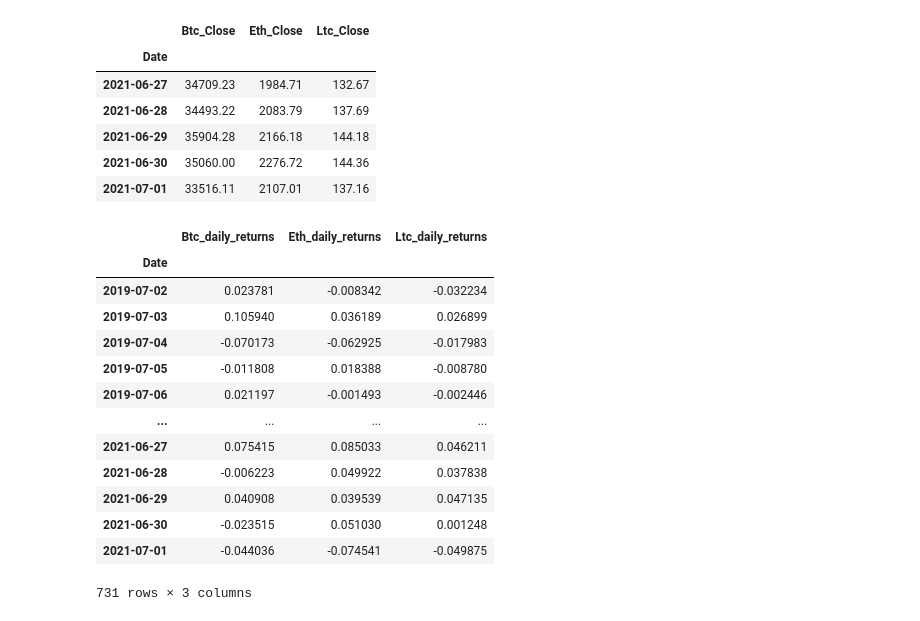
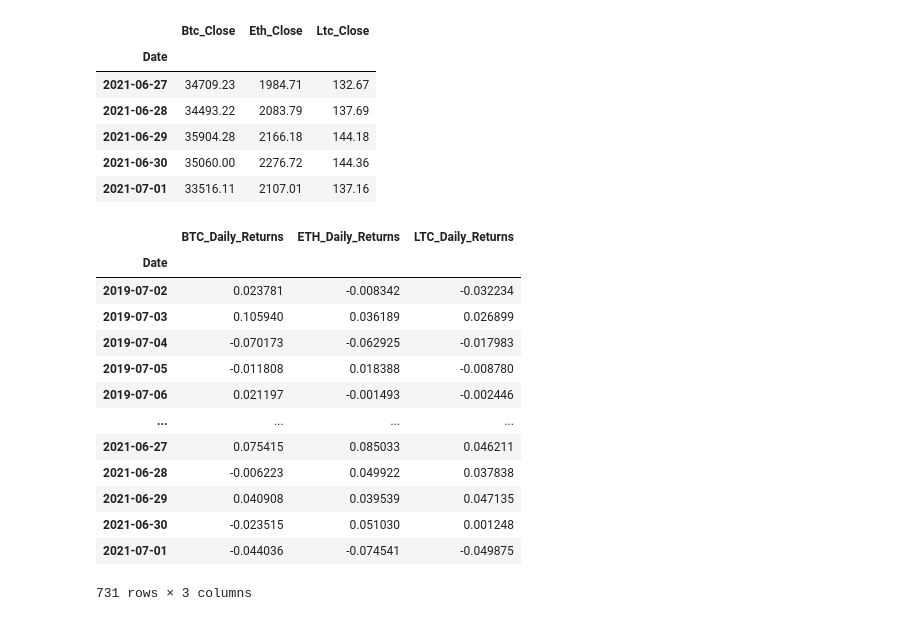
Before and after one commit to jpweldon/Cryptocurrency_Stock_Correlation, a Jupyter notebook: Resources/crypto_data.ipynb, the cells around one changed output. Drawn from its saved outputs; the diff is of its cells as text; code cells hidden in the pictures.

```diff
--- a/Resources/crypto_data.ipynb
+++ b/Resources/crypto_data.ipynb
@@ -397,26 +397,26 @@ display(crypto_historic_closing.tail())
 | 2021-06-29 | 35904.28 | 2166.18 | 144.18 |
 | 2021-06-30 | 35060.00 | 2276.72 | 144.36 |
 | 2021-07-01 | 33516.11 | 2107.01 | 137.16 |
-# %%
-crypto_historic_daily_returns = crypto_historic_closing.pct_change().dropna()
-columns = ['Btc_daily_returns', 'Eth_daily_returns', 'Ltc_daily_returns']
-crypto_historic_daily_returns.columns = columns
-crypto_historic_daily_returns
-# %% [output]
-|  | Btc_daily_returns | Eth_daily_returns | Ltc_daily_returns |
-| Date |  |  |  |
-| 2019-07-02 | 0.023781 | -0.008342 | -0.032234 |
-| 2019-07-03 | 0.105940 | 0.036189 | 0.026899 |
-| 2019-07-04 | -0.070173 | -0.062925 | -0.017983 |
-| 2019-07-05 | -0.011808 | 0.018388 | -0.008780 |
-| 2019-07-06 | 0.021197 | -0.001493 | -0.002446 |
-| ... | ... | ... | ... |
-| 2021-06-27 | 0.075415 | 0.085033 | 0.046211 |
-| 2021-06-28 | -0.006223 | 0.049922 | 0.037838 |
-| 2021-06-29 | 0.040908 | 0.039539 | 0.047135 |
-| 2021-06-30 | -0.023515 | 0.051030 | 0.001248 |
-| 2021-07-01 | -0.044036 | -0.074541 | -0.049875 |
-731 rows × 3 columns
+# %%
+crypto_historic_daily_returns = crypto_historic_closing.pct_change().dropna()
+columns = ['BTC_Daily_Returns', 'ETH_Daily_Returns', 'LTC_Daily_Returns']
+crypto_historic_daily_returns.columns = columns
+crypto_historic_daily_returns
+# %% [output]
+|  | BTC_Daily_Returns | ETH_Daily_Returns | LTC_Daily_Returns |
+| Date |  |  |  |
+| 2019-07-02 | 0.023781 | -0.008342 | -0.032234 |
+| 2019-07-03 | 0.105940 | 0.036189 | 0.026899 |
+| 2019-07-04 | -0.070173 | -0.062925 | -0.017983 |
+| 2019-07-05 | -0.011808 | 0.018388 | -0.008780 |
+| 2019-07-06 | 0.021197 | -0.001493 | -0.002446 |
+| ... | ... | ... | ... |
+| 2021-06-27 | 0.075415 | 0.085033 | 0.046211 |
+| 2021-06-28 | -0.006223 | 0.049922 | 0.037838 |
+| 2021-06-29 | 0.040908 | 0.039539 | 0.047135 |
+| 2021-06-30 | -0.023515 | 0.051030 | 0.001248 |
+| 2021-07-01 | -0.044036 | -0.074541 | -0.049875 |
+731 rows × 3 columns
 # %%
 # Create new DataFrame of cummulative returns
 crypto_cummulative_returns = (1 + crypto_historic_daily_returns).cumprod()
```
Also changed, not shown: parts of 2 cells of this notebook, 6 other files.
